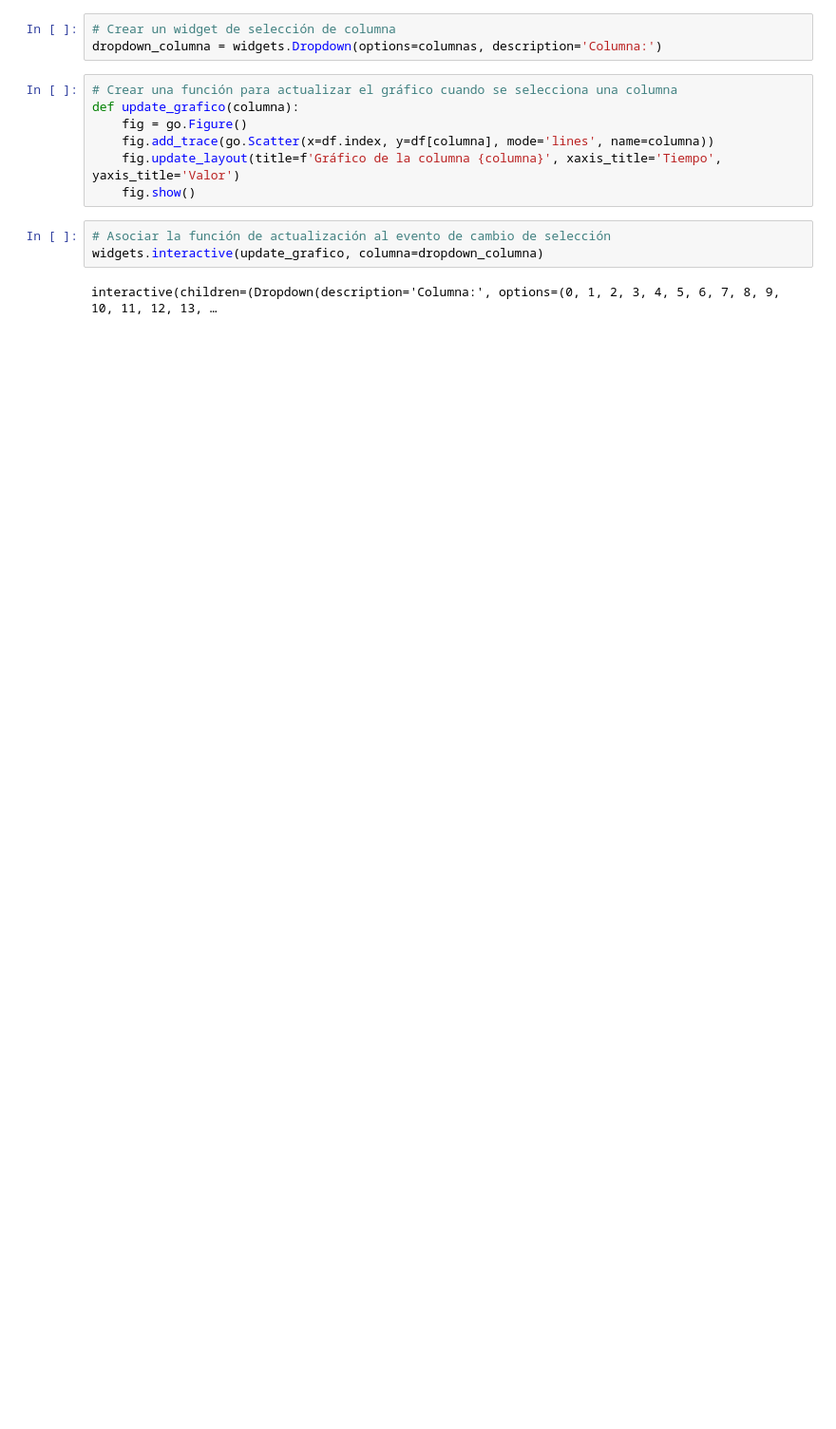
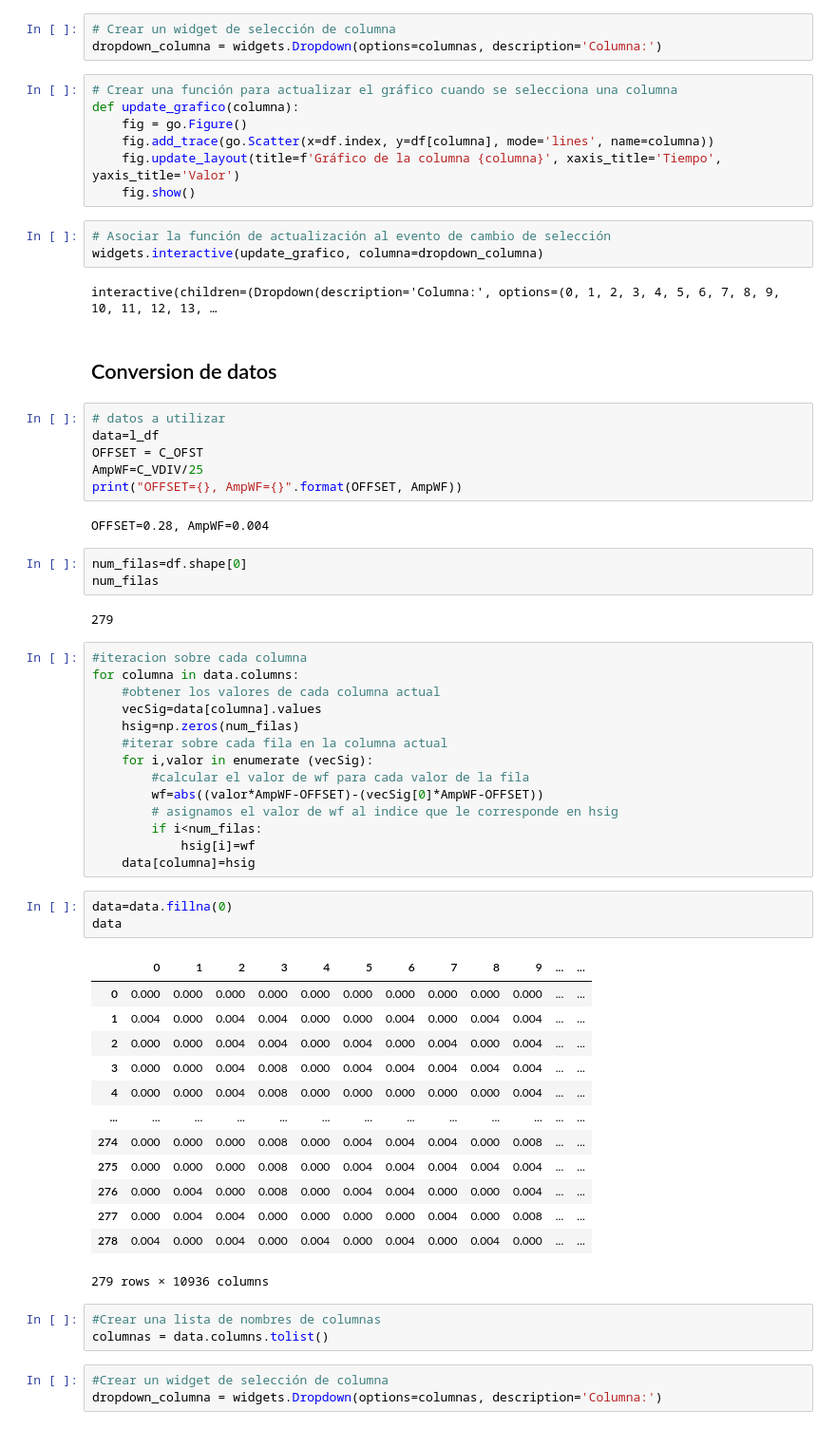
Before and after one commit to BazanJC/Tesis, a Jupyter notebook: proceso/Analisis Datos.ipynb, the cells around one changed output. Shown at 95% size. Cells and saved outputs as stored; diff of their text form; blank space fills up the shorter version.

Commit message:
conversion de datos

```diff
--- a/proceso/Analisis Datos.ipynb
+++ b/proceso/Analisis Datos.ipynb
@@ -188,3 +171,55 @@ def update_grafico(columna):
 widgets.interactive(update_grafico, columna=dropdown_columna)
 # %% [output]
 interactive(children=(Dropdown(description='Columna:', options=(0, 1, 2, 3, 4, 5, 6, 7, 8, 9, 10, 11, 12, 13, …
+# %% [markdown]
+## Conversion de datos
+# %%
+# datos a utilizar
+data=l_df
+OFFSET = C_OFST
+AmpWF=C_VDIV/25
+print("OFFSET={}, AmpWF={}".format(OFFSET, AmpWF))
+# %% [output]
+OFFSET=0.28, AmpWF=0.004
+# %%
+num_filas=df.shape[0]
+num_filas
+# %% [output]
+279
+# %%
+#iteracion sobre cada columna
+for columna in data.columns:
+    #obtener los valores de cada columna actual
+    vecSig=data[columna].values
+    hsig=np.zeros(num_filas)
+    #iterar sobre cada fila en la columna actual
+    for i,valor in enumerate (vecSig):
+        #calcular el valor de wf para cada valor de la fila
+        wf=abs((valor*AmpWF-OFFSET)-(vecSig[0]*AmpWF-OFFSET))
+        # asignamos el valor de wf al indice que le corresponde en hsig
+        if i<num_filas:
+            hsig[i]=wf
+    data[columna]=hsig
+# %%
+data=data.fillna(0)
+data
+# %% [output]
+|  | 0 | 1 | 2 | 3 | 4 | 5 | 6 | 7 | 8 | 9 | ... | ... |
+| 0 | 0.000 | 0.000 | 0.000 | 0.000 | 0.000 | 0.000 | 0.000 | 0.000 | 0.000 | 0.000 | ... | ... |
+| 1 | 0.004 | 0.000 | 0.004 | 0.004 | 0.000 | 0.000 | 0.004 | 0.000 | 0.004 | 0.004 | ... | ... |
+| 2 | 0.000 | 0.000 | 0.004 | 0.004 | 0.000 | 0.004 | 0.000 | 0.004 | 0.000 | 0.004 | ... | ... |
+| 3 | 0.000 | 0.000 | 0.004 | 0.008 | 0.000 | 0.004 | 0.004 | 0.004 | 0.004 | 0.004 | ... | ... |
+| 4 | 0.000 | 0.000 | 0.004 | 0.008 | 0.000 | 0.000 | 0.000 | 0.000 | 0.000 | 0.004 | ... | ... |
+| ... | ... | ... | ... | ... | ... | ... | ... | ... | ... | ... | ... | ... |
+| 274 | 0.000 | 0.000 | 0.000 | 0.008 | 0.000 | 0.004 | 0.004 | 0.004 | 0.000 | 0.008 | ... | ... |
+| 275 | 0.000 | 0.000 | 0.000 | 0.008 | 0.000 | 0.004 | 0.004 | 0.004 | 0.004 | 0.004 | ... | ... |
+| 276 | 0.000 | 0.004 | 0.000 | 0.008 | 0.000 | 0.004 | 0.004 | 0.000 | 0.000 | 0.004 | ... | ... |
+| 277 | 0.000 | 0.004 | 0.004 | 0.000 | 0.000 | 0.000 | 0.000 | 0.004 | 0.000 | 0.008 | ... | ... |
+| 278 | 0.004 | 0.000 | 0.004 | 0.000 | 0.004 | 0.000 | 0.004 | 0.000 | 0.004 | 0.000 | ... | ... |
+279 rows × 10936 columns
+# %%
+#Crear una lista de nombres de columnas
+columnas = data.columns.tolist()
+# %%
+#Crear un widget de selección de columna
+dropdown_columna = widgets.Dropdown(options=columnas, description='Columna:')
```
Also changed, not shown: parts of 7 cells of this notebook.
